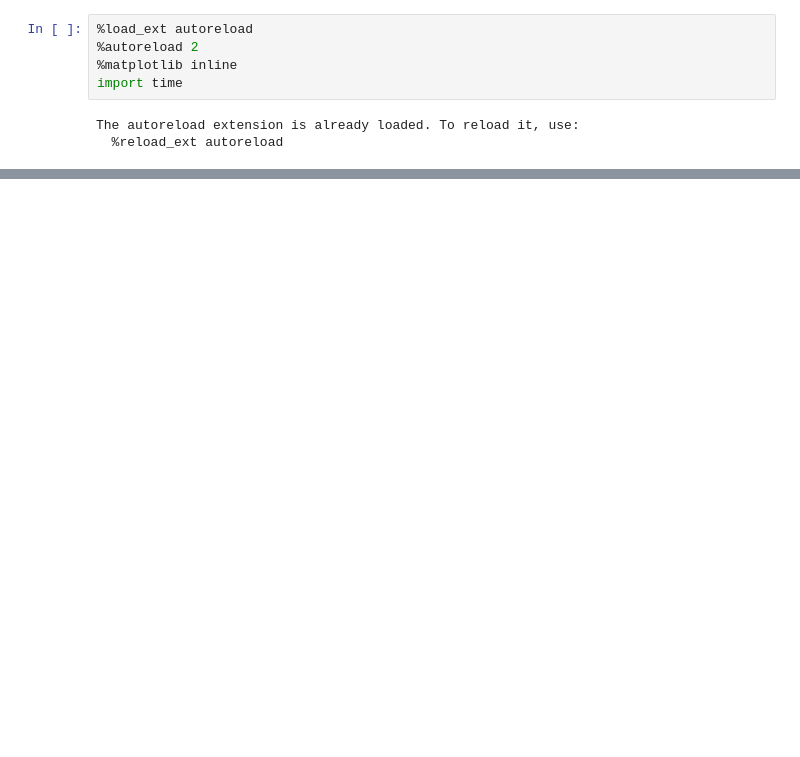
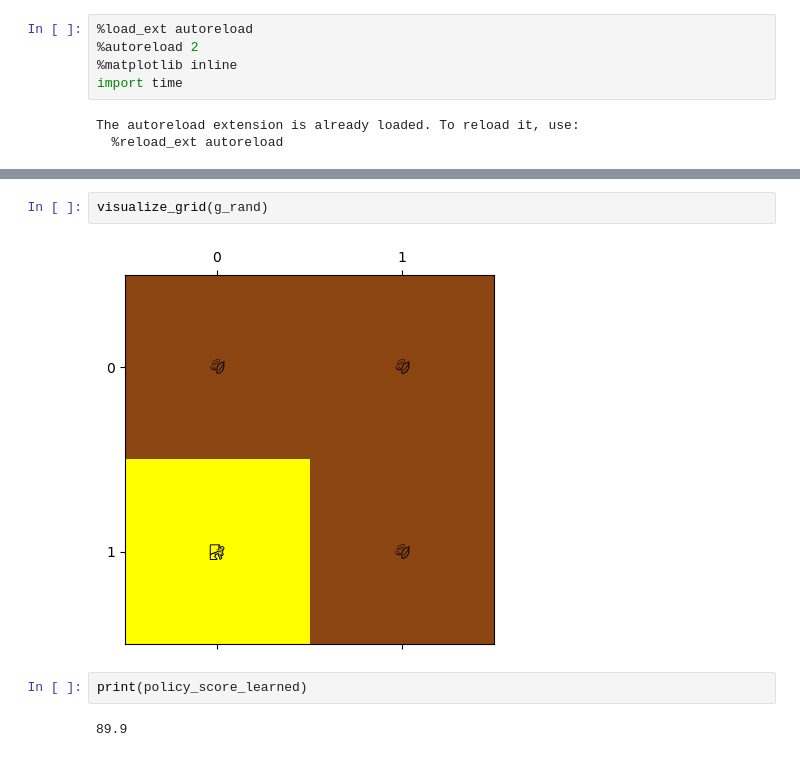
Before and after one commit to anujshetty/SearchAndResQ, a Jupyter notebook: Starter.ipynb, the cells around one changed output, grey strips where cells are left out. Cells and saved outputs as stored; diff of their text form; blank space fills up the shorter version.

```diff
--- a/Starter.ipynb
+++ b/Starter.ipynb
@@ -30,0 +91,8 @@ visualize_grid(g)
+# %%
+visualize_grid(g_rand)
+# %% [output]
+[figure, added]
+# %%
+print(policy_score_learned)
+# %% [output]
+89.9
```
Also changed, not shown: parts of 9 cells of this notebook, 2 other files.
